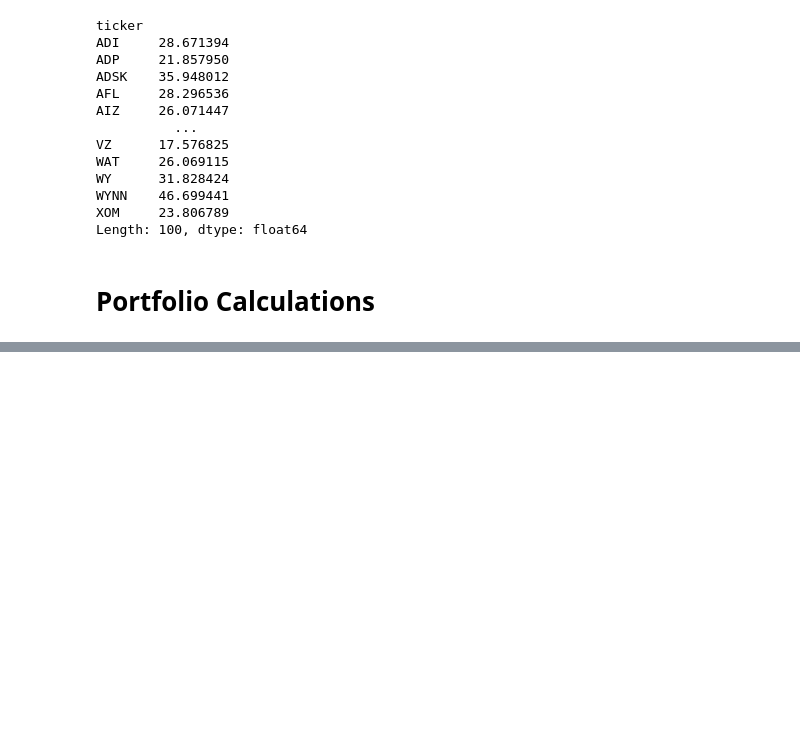
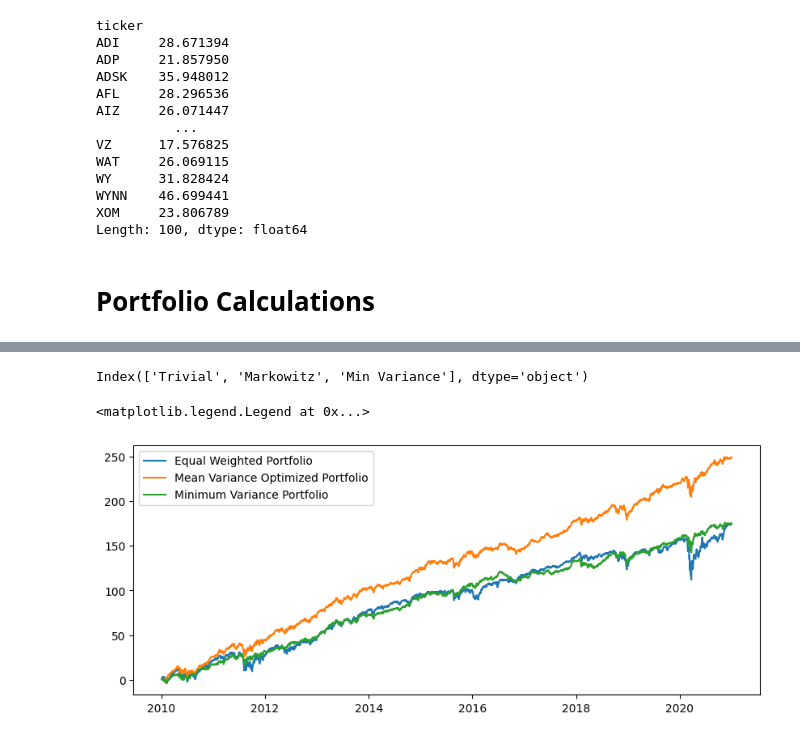
Before and after one commit to talhajamal11/BigData1Project, a Jupyter notebook: src/TalhaJamal/testing.ipynb, the cells around one changed output, grey strips where cells are left out. Drawn from its saved outputs; the diff is of its cells as text; code cells hidden in the pictures; blank space fills up the shorter version.

Commit message:
Simplest possible Mean Variance Portfolio Optimizer

```diff
--- a/src/TalhaJamal/testing.ipynb
+++ b/src/TalhaJamal/testing.ipynb
@@ -144,0 +210,3 @@ def portfolio_vol(weights, returns):
+# %%
+%%time
+opts = minimizer.minimize(taget_fun, x0=equally_weighted_portfolio, args=returns, method="SLSQP", bounds=bounds, constraints=cons)
@@ -144,0 +216,3 @@ def portfolio_vol(weights, returns):
+# %%
+min_var_portfolio = opts['x']
+min_var_portfolio
@@ -144,0 +300,26 @@ def portfolio_vol(weights, returns):
+# %%
+# Plot performance of trivial portfolio vs optiaml portfolio
+trivial_portfolio = equally_weighted_portfolio
+markowitz_portfolio = optimal_portfolio
+min_var_portfolio = min_var_portfolio  # unnecessary
+
+df_performance = pd.DataFrame()
+# %%
+df_performance = pd.DataFrame()
+df_performance_summary = pd.DataFrame()
+
+for i, ticker in enumerate(df_returns):
+    df_performance['Trivial' + str(ticker)] = trivial_portfolio[i] * df_returns[ticker]
+    df_performance['Markowitz' + str(ticker)] = markowitz_portfolio[i] * df_returns[ticker]
+    df_performance['Min Variance' + str(ticker)] = min_var_portfolio[i] * df_returns[ticker]
+
+    if i == 0:
+        df_performance_summary['Trivial'] = df_performance['Trivial' + str(ticker)].copy()
+        df_performance_summary['Markowitz'] = df_performance['Markowitz' + str(ticker)].copy()
+        df_performance_summary['Min Variance'] = df_performance['Min Variance' + str(ticker)].copy()
+    else:
+        df_performance_summary['Trivial'] = df_performance['Trivial' + str(ticker)] + df_performance_summary['Trivial'].copy()
+        df_performance_summary['Markowitz'] = df_performance['Markowitz' + str(ticker)] + df_performance_summary['Markowitz'].copy()
+        df_performance_summary['Min Variance'] = df_performance['Min Variance' + str(ticker)] + df_performance_summary['Min Variance'].copy()
+
+df_performance_summary = df_performance_summary.cumsum()
@@ -144,0 +343,13 @@ def portfolio_vol(weights, returns):
+# %%
+df_performance_summary.columns
+# %% [output]
+Index(['Trivial', 'Markowitz', 'Min Variance'], dtype='object')
+# %%
+plt.figure(figsize=(10, 4))
+plt.plot(df_performance_summary['Trivial'], label='Equal Weighted Portfolio')
+plt.plot(df_performance_summary['Markowitz'], label='Mean Variance Optimized Portfolio')
+plt.plot(df_performance_summary['Min Variance'], label='Minimum Variance Portfolio')
+plt.legend()
+# %% [output]
+<matplotlib.legend.Legend at 0x...>
+[figure, added]
```
Also changed, not shown: parts of 16 cells of this notebook.
